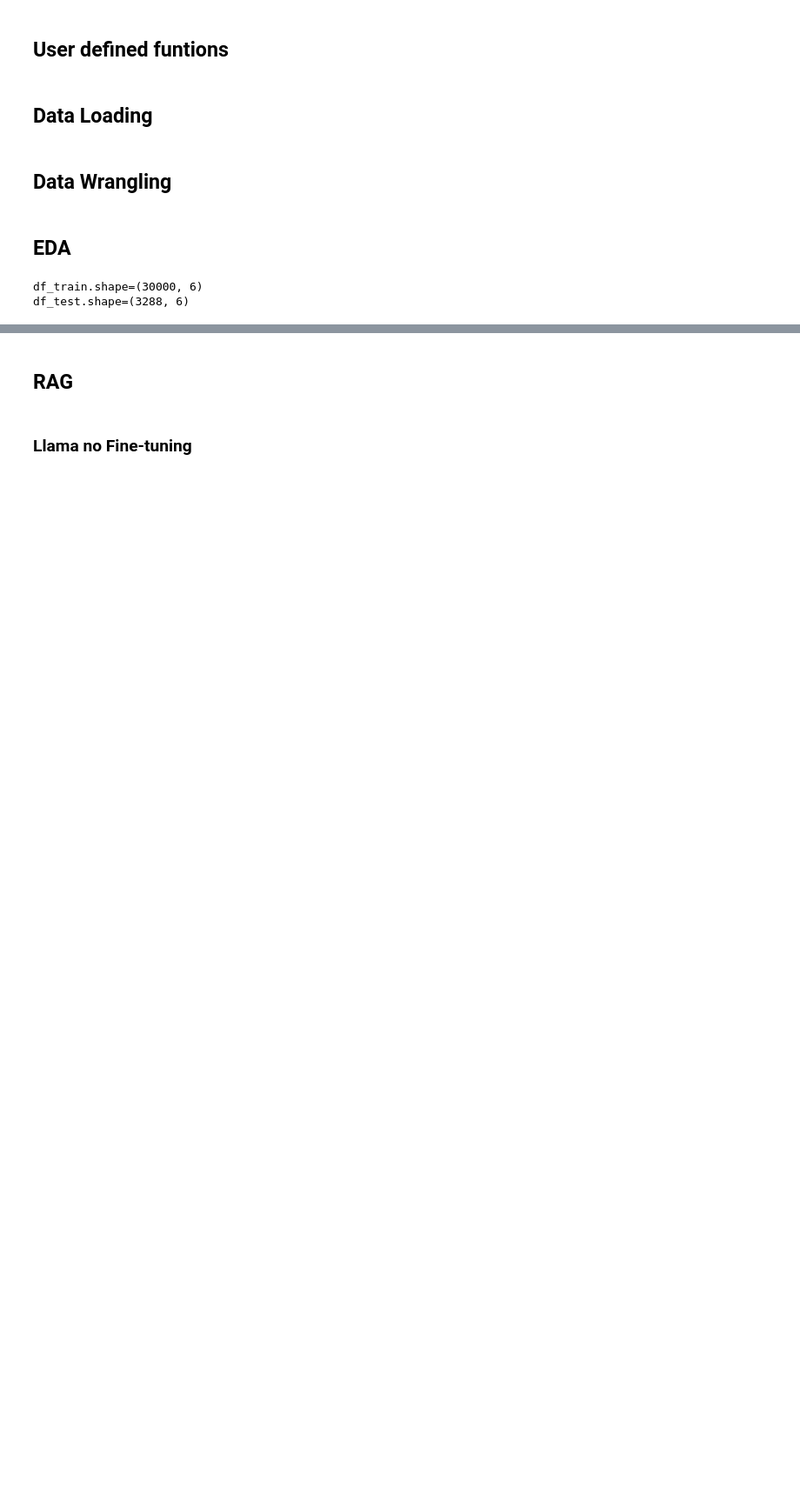
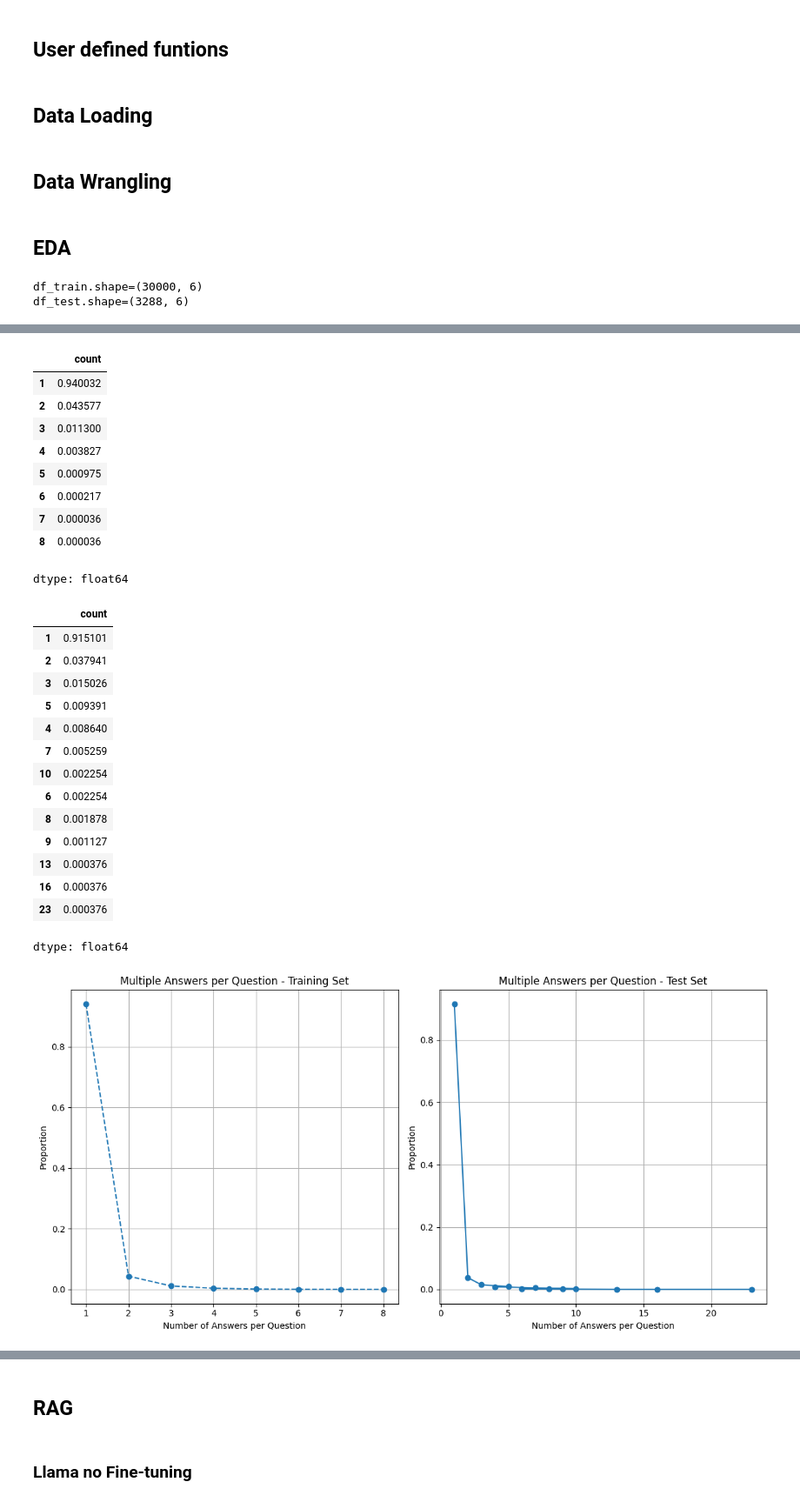
Before and after one commit to DiegoDVillacreses/mmia-nlp-capstone-fall24, a Jupyter notebook: nlp_final_project_dv_colab.ipynb, the cells around one changed output, grey strips where cells are left out. Shown at 87% size. Saved outputs shown, nothing was run; the diff lists cells and outputs as text; code cells hidden in the pictures; blank space fills up the shorter version.

```diff
--- a/nlp_final_project_dv_colab.ipynb
+++ b/nlp_final_project_dv_colab.ipynb
@@ -240,3 +361,65 @@ Multiple answers per question, test set:
 | 16 | 1 |
 | 23 | 1 |
 dtype: int64
+# %%
+train_count = df_train.groupby(['example_id']).size().value_counts()
+train_count = train_count/sum(train_count)
+display(train_count)
+
+test_count = df_test.groupby(['example_id']).size().value_counts()
+test_count = test_count/sum(test_count)
+display(test_count)
+
+# Plot the two histograms in separate graphs
+plt.figure(figsize=(12, 6))
+
+# Plot for the training set
+plt.subplot(1, 2, 1)
+plt.plot(train_count.index, train_count.values, label='Training Set', marker='o', linestyle='--')
+plt.title('Multiple Answers per Question - Training Set')
+plt.xlabel('Number of Answers per Question')
+plt.ylabel('Proportion')
+plt.grid(True)
+
+# Plot for the test set
+plt.subplot(1, 2, 2)
+plt.plot(test_count.index, test_count.values, label='Test Set', marker='o', linestyle='-')
+plt.title('Multiple Answers per Question - Test Set')
+plt.xlabel('Number of Answers per Question')
+plt.ylabel('Proportion')
+plt.grid(True)
+
+plt.tight_layout()
+
+plt.savefig("fig1.png")
+
+plt.show()
+
+plt.close()
+# %% [output]
+|  | count |
+| 1 | 0.940032 |
+| 2 | 0.043577 |
+| 3 | 0.011300 |
+| 4 | 0.003827 |
+| 5 | 0.000975 |
+| 6 | 0.000217 |
+| 7 | 0.000036 |
+| 8 | 0.000036 |
+dtype: float64
+|  | count |
+| 1 | 0.915101 |
+| 2 | 0.037941 |
+| 3 | 0.015026 |
+| 5 | 0.009391 |
+| 4 | 0.008640 |
+| 7 | 0.005259 |
+| 10 | 0.002254 |
+| 6 | 0.002254 |
+| 8 | 0.001878 |
+| 9 | 0.001127 |
+| 13 | 0.000376 |
+| 16 | 0.000376 |
+| 23 | 0.000376 |
+dtype: float64
+[figure, added]
```
Also changed, not shown: parts of 28 cells of this notebook.
